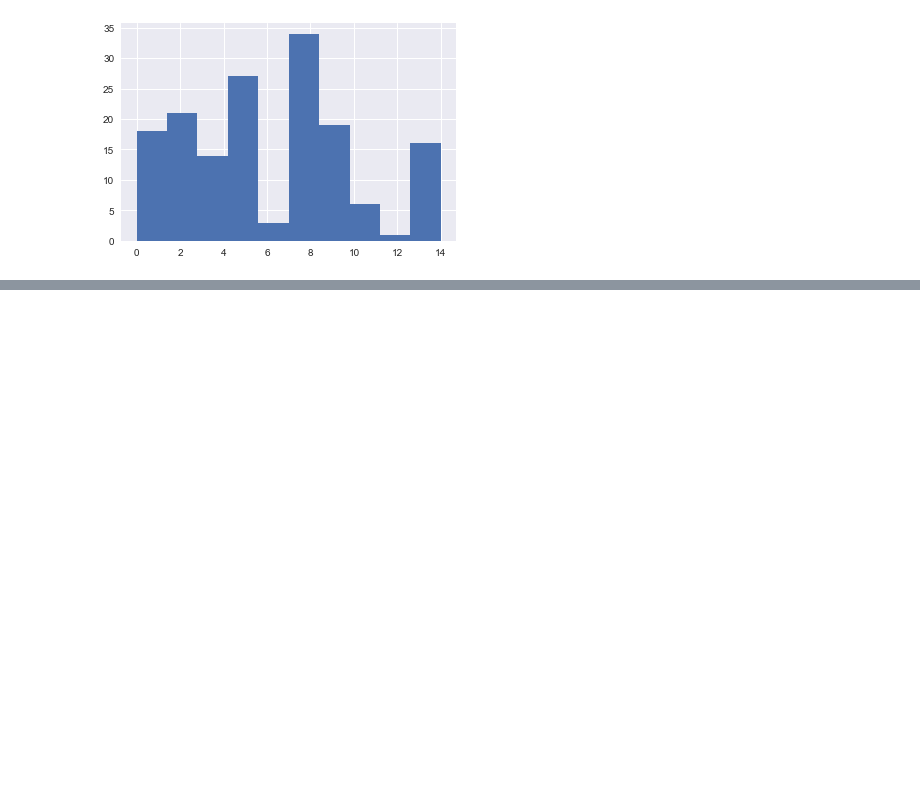
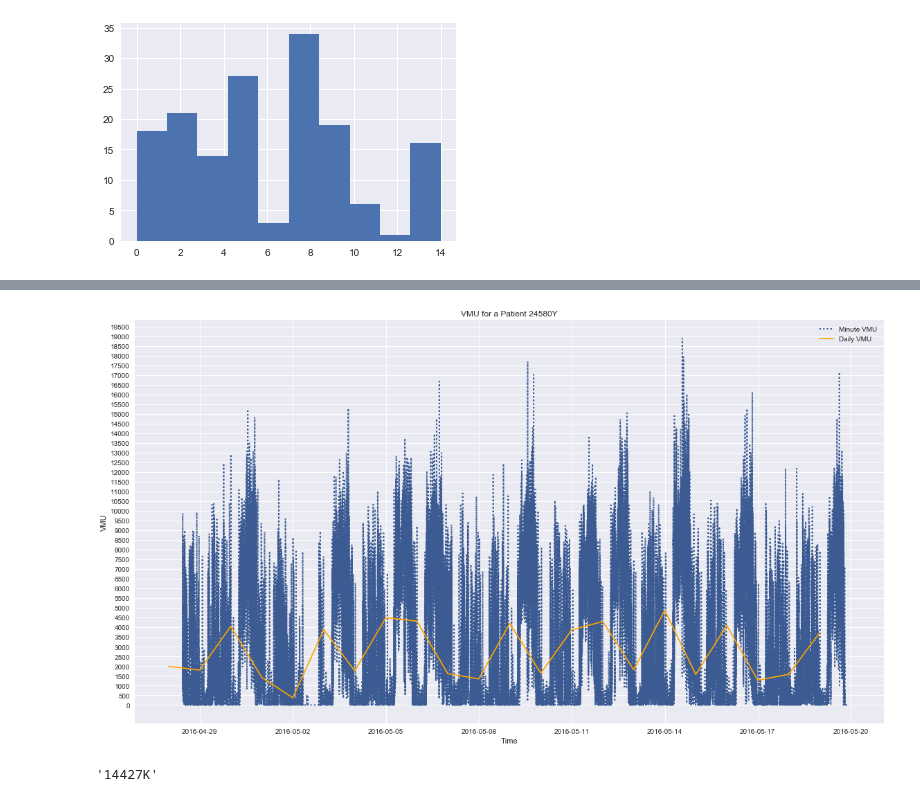
Before and after one commit to dddragons/time-data-viz-test, a Jupyter notebook: nick-data-processing-steps-vmu.ipynb, the cells around one changed output, grey strips where cells are left out. Cells and saved outputs as stored; diff of their text form; code cells hidden in the pictures; blank space fills up the shorter version.

```diff
--- a/nick-data-processing-steps-vmu.ipynb
+++ b/nick-data-processing-steps-vmu.ipynb
@@ -665,0 +673,4 @@ plt.show()
+# %%
+pt2_df = actiGraph_df[actiGraph_df['Subid'] == '24580Y']
+pt2_df.index = pt2_df.Datetime
+pt2_df.head()
@@ -665,0 +705,22 @@ plt.show()
+# %%
+
+plt.figure(figsize=(16,9))
+
+plt.plot(pt2_df.VMU, snb.xkcd_rgb["denim blue"], \
+         linestyle=":", lw=2, label="Minute VMU")
+plt.plot(pt2_df.VMU.resample('D').mean(), "orange", label="Daily VMU")
+
+plt.xlabel('Time')
+plt.ylabel('VMU')
+plt.yticks(range(0, 20000, 500))
+plt.title('VMU for a Patient 24580Y')
+plt.grid(True)
+plt.legend()
+plt.tight_layout()
+plt.show()
+# %% [output]
+[figure, added]
+# %%
+ids[30]
+# %% [output]
+'14427K'
```
Also changed, not shown: parts of 6 cells of this notebook.
